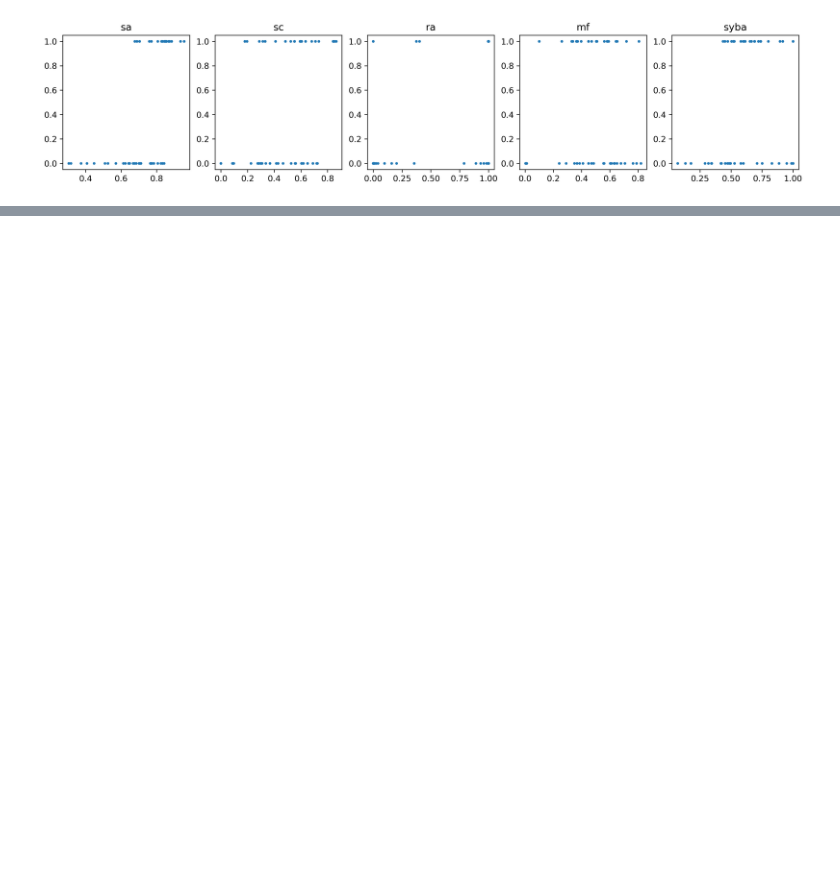
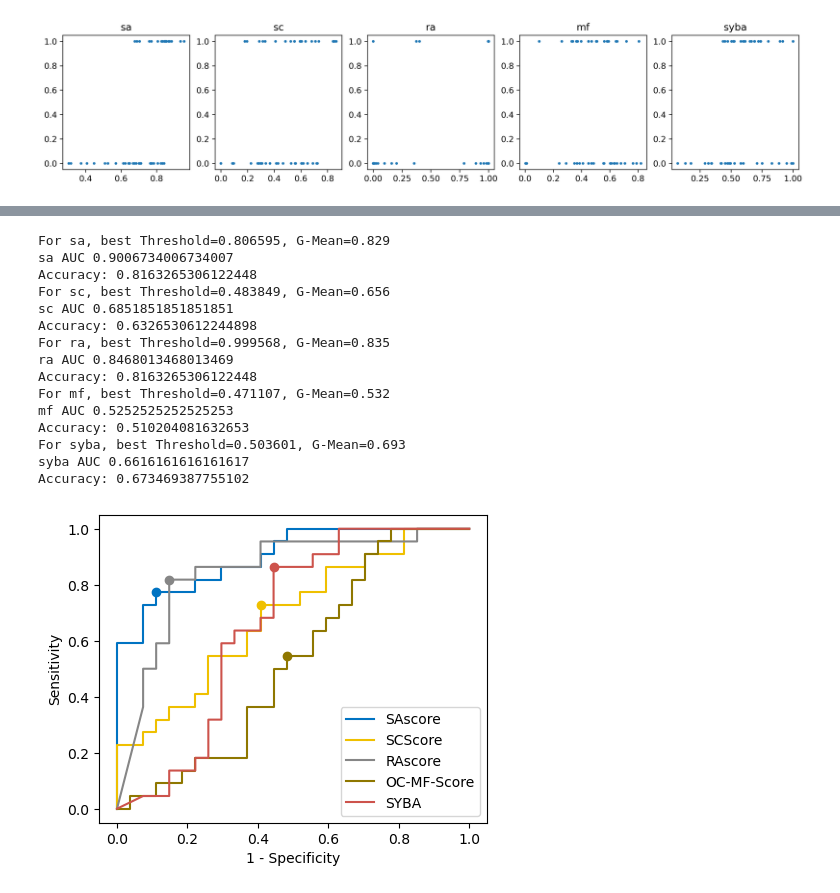
Before and after one commit to mateuszkitlas/mgr, a Jupyter notebook: root_scores.ipynb, the cells around one changed output, grey strips where cells are left out. Cells and saved outputs as stored; diff of their text form; code cells hidden in the pictures; blank space fills up the shorter version.

```diff
--- a/root_scores.ipynb
+++ b/root_scores.ipynb
@@ -12,6 +12,7 @@ from main.tree import JsonTree, Tree, TreeTypes
 from main.types import AiInput, Setup
 from main.score import Score
 from main.stats import score_transformer
+from main.utils import fn_txt
 
 from IPython.display import display, HTML
 from typing import Any
@@ -19,7 +20,8 @@ from typing import Any
 import numpy as np
 import pandas
 import tabulate
-from main.utils import fn_txt
+
+from sklearn import metrics
 
 
 import matplotlib.pyplot as plt
@@ -50,6 +52,8 @@ filters: list[Fn[TreeTypes, bool]] = [
     lambda type: type == "internal",
     lambda type: type == "not_solved"
 ]
+
+USE_MF = True
 # %% [output]
 The autoreload extension is already loaded. To reload it, use:
   %reload_ext autoreload
@@ -89,13 +227,13 @@ filter: lambda type: type == "internal",
 # The same but also checked just result of synthesis
 
 
-with Db("db", True) as db:
+with Db("db_modified", True) as db:
     mols = data()
     tree_stats = [get_stats(mol) for mol in mols]
 
     rows: list[tuple[str, float,float,float]] = []
     pairs_score_characteristic: list[tuple[Score, int]] = [(score,
-                                                            1 if type == "internal" else 0) for score, type, stats in tree_stats]
+                                                            1 if type in ["internal", "solved"] else 0) for score, type, stats in tree_stats]
     pairs_per_plot = []
     for score_name, getter in Score.getters():
 
@@ -248,0 +245,64 @@ filter: lambda type: type == "not_solved"
+# %%
+name_mapping = {"sa": "SAscore", "sc": "SCScore", "ra": "RAscore", "syba": "SYBA", "mf": "OC-MF-Score"}
+# %%
+# ROC of the same as above
+
+colors = {"sa": "#0073C2", "sc": "#EFC000", "ra": "#868686", "syba": "#CD534C", "mf":"#8F7700"}
+
+
+# ground truth - result of AiZynthFinder
+# prediction - sa scores
+with plt.style.context("default"):
+
+    fig = plt.figure(figsize=(5, 4))
+#     fig.set_dpi(300)
+
+    with Db("db_modified", True) as db:
+        mols = data()
+        tree_stats = [get_stats(mol) for mol in mols]
+
+        gt = np.array([1 if type in ["internal", "solved"] else 0 for _, type, _ in tree_stats])
+        shitty_convoluted_scores = [score for score, _, _ in tree_stats]
+        predictions = []
+        for score_name, getter in Score.getters():
+            if not (score_name == "mf" and not USE_MF):
+                single_score_predictions = [score_transformer(getter(score), score_name) for score in shitty_convoluted_scores]
+                fpr, tpr, thresholds = metrics.roc_curve(gt, single_score_predictions)
+                gmeans = np.sqrt(tpr * (1-fpr))
+                ix = np.argmax(gmeans)
+                print('For %s, best Threshold=%f, G-Mean=%.3f' % (score_name, thresholds[ix], gmeans[ix]))
+
+                print(score_name, "AUC", metrics.auc(fpr, tpr))
+
+                synthetis_predicted = single_score_predictions > thresholds[ix]
+                synthesis_found = np.array([ts[1] in ["solved", "internal"] for ts in tree_stats])
+                correctly_found = np.logical_and(synthesis_found, synthetis_predicted)
+                correctly_not_found = np.logical_and(np.logical_not(synthetis_predicted),
+                                                     np.logical_not(synthesis_found))
+                print("Accuracy:", np.sum(np.logical_or(correctly_found, correctly_not_found) / len(tree_stats)))
+                plt.plot(fpr,tpr, label=name_mapping[score_name], color=colors[score_name])
+                plt.scatter(fpr[ix], tpr[ix], marker='o', color=colors[score_name])
+                plt.ylabel("Sensitivity")
+                plt.xlabel("1 - Specificity")
+
+            predictions.append(single_score_predictions)
+    plt.legend()
+#     plt.show()
+plt.savefig("figures/roc.pdf")
+# %% [output]
+For sa, best Threshold=0.806595, G-Mean=0.829
+sa AUC 0.9006734006734007
+Accuracy: 0.8163265306122448
+For sc, best Threshold=0.483849, G-Mean=0.656
+sc AUC 0.6851851851851851
+Accuracy: 0.6326530612244898
+For ra, best Threshold=0.999568, G-Mean=0.835
+ra AUC 0.8468013468013469
+Accuracy: 0.8163265306122448
+For mf, best Threshold=0.471107, G-Mean=0.532
+mf AUC 0.5252525252525253
+Accuracy: 0.510204081632653
+For syba, best Threshold=0.503601, G-Mean=0.693
+syba AUC 0.6616161616161617
+Accuracy: 0.673469387755102
+[figure, added]
```
Also changed, not shown: parts of 6 cells of this notebook, 17 other files.
